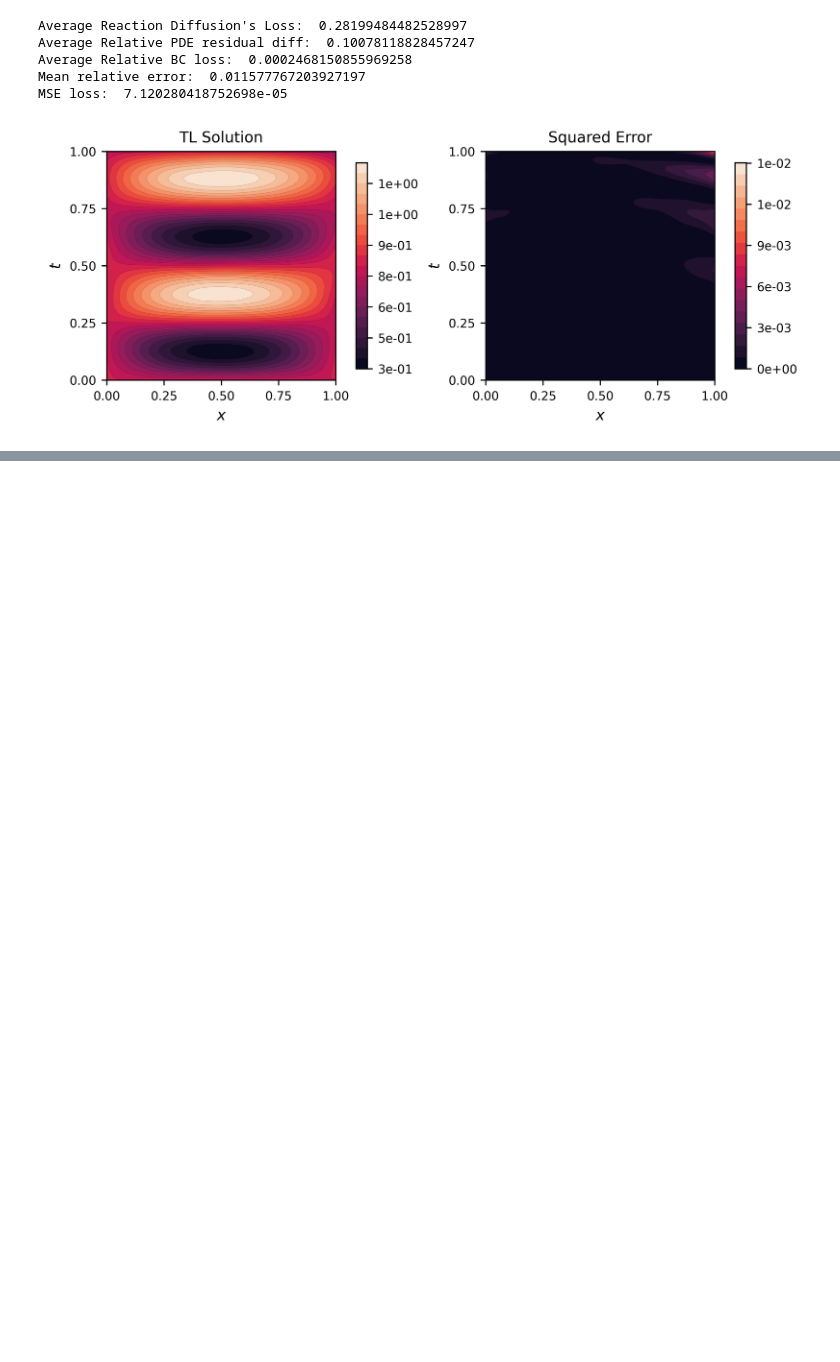
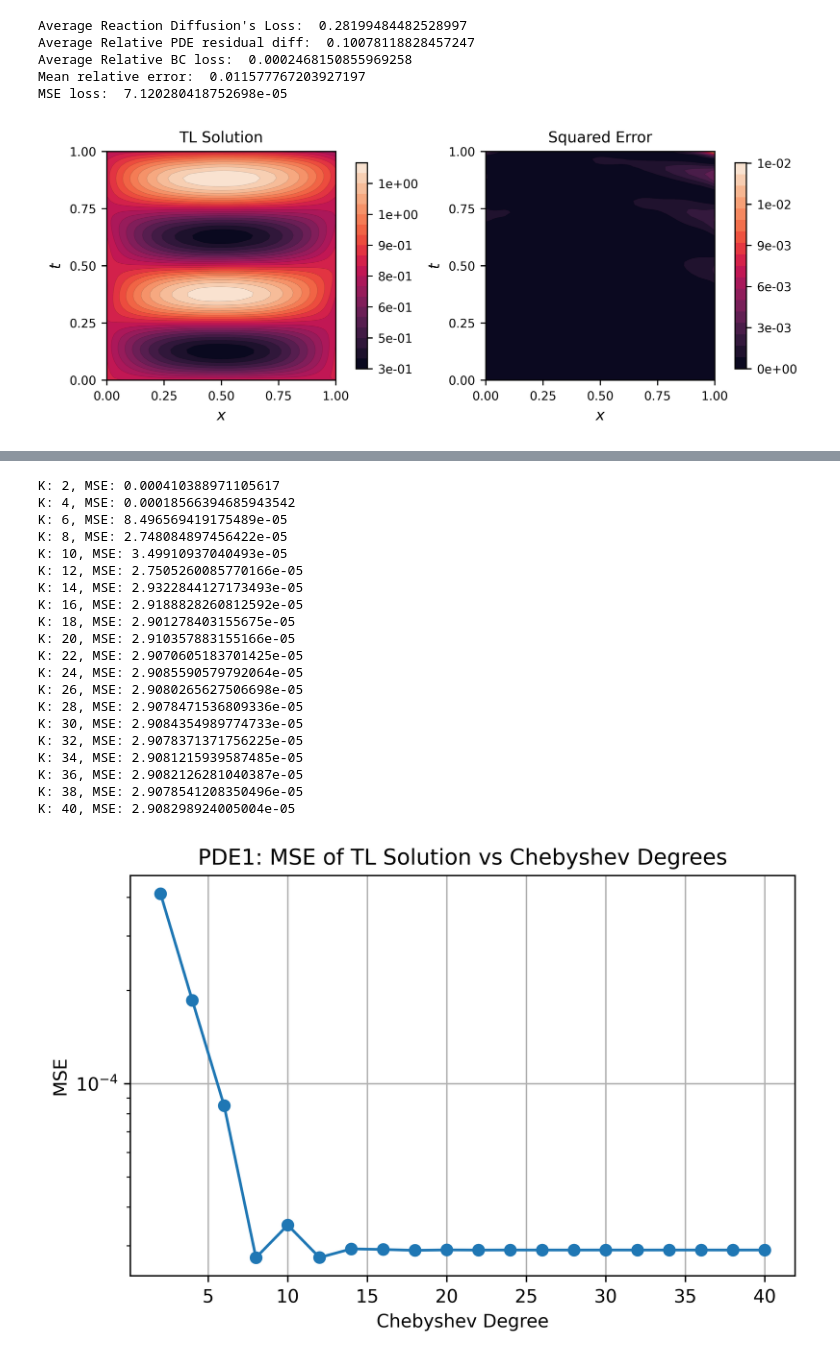
Before and after one commit to ryqherry/Cheby-PINNs, a Jupyter notebook: chebypinns/PDE/reaction_diffusion_TL.ipynb, the cells around one changed output, grey strips where cells are left out. Drawn from its saved outputs; the diff is of its cells as text; code cells hidden in the pictures; blank space fills up the shorter version.

```diff
--- a/chebypinns/PDE/reaction_diffusion_TL.ipynb
+++ b/chebypinns/PDE/reaction_diffusion_TL.ipynb
@@ -366,0 +484,55 @@ plt.show()
+# %%
+u_min, u_max = -0.9, 1.0  # chebyshev interval
+K_list = np.arange(2, 42, 2)  # chebyshev order
+M_nodes = 1000  # Gauss quadrature nodes
+delta = 0.2  # parameter in R(u)
+
+p = 20; r = 0.5
+A = 2; k = 2*np.pi; b = 0.4
+mse_list = []
+
+for K in K_list:
+    cheb_coeffs = rd_cheb_coeffs(u_min, u_max, K=K, M=M_nodes, delta=delta)
+    # Compute the TL solutions
+    force = forcing_decorator3(A, k, r, b=b)
+    f0_values = force(x, t).detach().numpy()
+    result = reaction_diffusion_solver(H_dict, Minv, cheb_coeffs, u_min, u_max, f0_values, b, r, H, p=p)
+    # Compute the truth solutions
+    truth_func = function_decorator3(A, k, b=b)
+    truth = truth_func(X_grid[:,0], X_grid[:, 1]).reshape(61, -1).detach().numpy()
+    # Compute MSE for each one
+    mse_list.append(((truth - result['sol'])**2).mean())
+
+plt.figure(figsize=(6, 4), dpi=600)
+plt.plot(K_list, mse_list, marker='o')
+plt.xlabel("Chebyshev Degree")
+plt.ylabel("MSE")
+plt.yscale('log', base=10)
+plt.grid()
+plt.title("PDE1: MSE of TL Solution vs Chebyshev Degrees")
+plt.tight_layout()
+
+for K, mse in zip(K_list, mse_list):
+	print(f"K: {K}, MSE: {mse}")
+# %% [output]
+K: 2, MSE: 0.000410388971105617
+K: 4, MSE: 0.00018566394685943542
+K: 6, MSE: 8.496569419175489e-05
+K: 8, MSE: 2.748084897456422e-05
+K: 10, MSE: 3.49910937040493e-05
+K: 12, MSE: 2.7505260085770166e-05
+K: 14, MSE: 2.9322844127173493e-05
+K: 16, MSE: 2.9188828260812592e-05
+K: 18, MSE: 2.901278403155675e-05
+K: 20, MSE: 2.910357883155166e-05
+K: 22, MSE: 2.9070605183701425e-05
+K: 24, MSE: 2.9085590579792064e-05
+K: 26, MSE: 2.9080265627506698e-05
+K: 28, MSE: 2.9078471536809336e-05
+K: 30, MSE: 2.9084354989774733e-05
+K: 32, MSE: 2.9078371371756225e-05
+K: 34, MSE: 2.9081215939587485e-05
+K: 36, MSE: 2.9082126281040387e-05
+K: 38, MSE: 2.9078541208350496e-05
+K: 40, MSE: 2.908298924005004e-05
+[figure, added]
```
Also changed, not shown: parts of 9 cells of this notebook, 2 other files.
